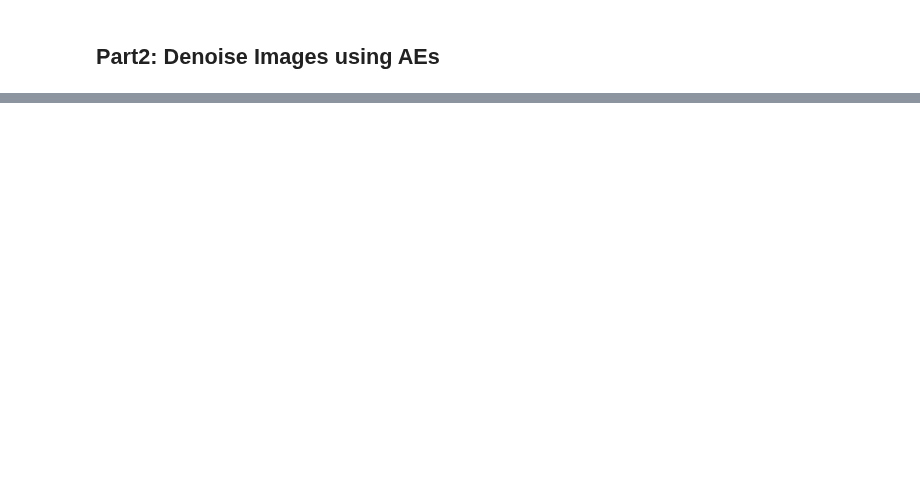
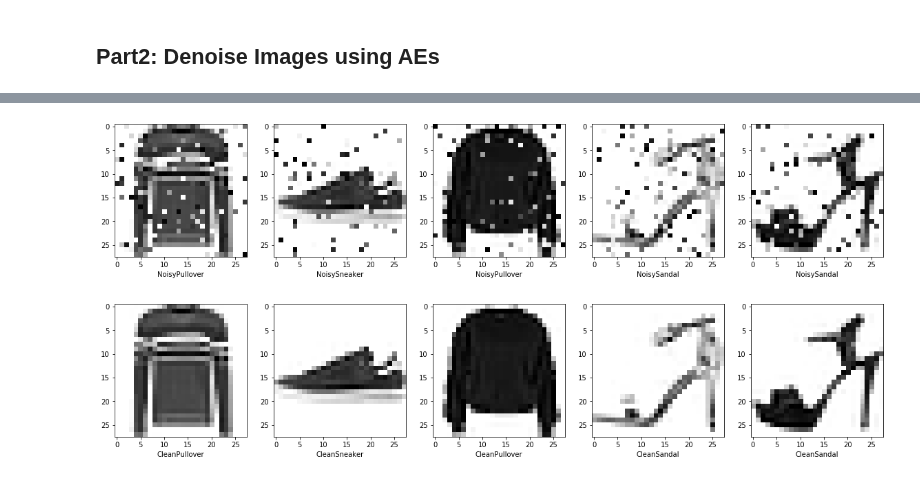
Before and after one commit to gurdeep101/2020-CS109B, a Jupyter notebook: content/labs/lab07/notebook/Lab7_self_gurdeep.ipynb, the cells around one changed output, grey strips where cells are left out. Drawn from its saved outputs; the diff is of its cells as text; code cells hidden in the pictures; blank space fills up the shorter version.

```diff
--- a/content/labs/lab07/notebook/Lab7_self_gurdeep.ipynb
+++ b/content/labs/lab07/notebook/Lab7_self_gurdeep.ipynb
@@ -176,0 +173,29 @@ CondaError: KeyboardInterrupt
+# %%
+# create noisy images and feed into an autoencoder
+
+# NNs want the inputs to be 4D
+x_train = x_train.reshape(-1, h, w, 1)
+x_test = x_test.reshape(-1, h, w, 1)
+
+# add sample noise - SaltAndPepper library
+noise = augmenters.SaltAndPepper(p=0.1, seed = seed)
+seq_object = augmenters.Sequential([noise])
+
+# Augment the data with noise
+x_train_n = seq_object.augment_images(x_train * 255) / 255
+x_test_n = seq_object.augment_images(x_test * 255) / 255
+# %%
+f, ax = plt.subplots(1,5, figsize = (20,10))
+
+for i in range(5,10):
+    ax[i-5].imshow(x_train_n[i, :, :, 0].reshape(28,28), cmap = plt.cm.binary)
+    ax[i-5].set_xlabel('Noisy' + class_names[y_train[i]])
+
+f, ax = plt.subplots(1,5, figsize = (20,10))
+
+for i in range(5,10):
+    ax[i-5].imshow(x_train[i, :, :, 0].reshape(28,28), cmap = plt.cm.binary)
+    ax[i-5].set_xlabel('Clean' + class_names[y_train[i]])
+# %% [output]
+[figure, added]
+[figure, added]
```
Also changed, not shown: parts of 26 cells of this notebook, 5 other files.
